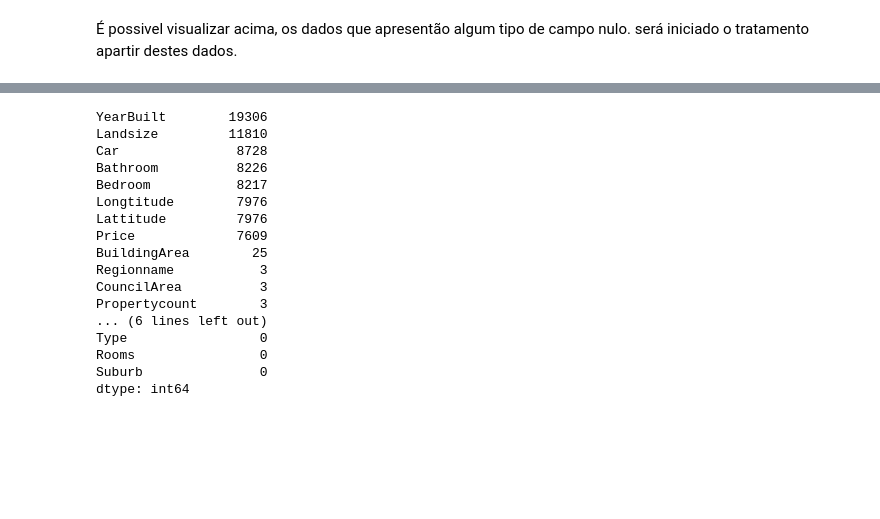
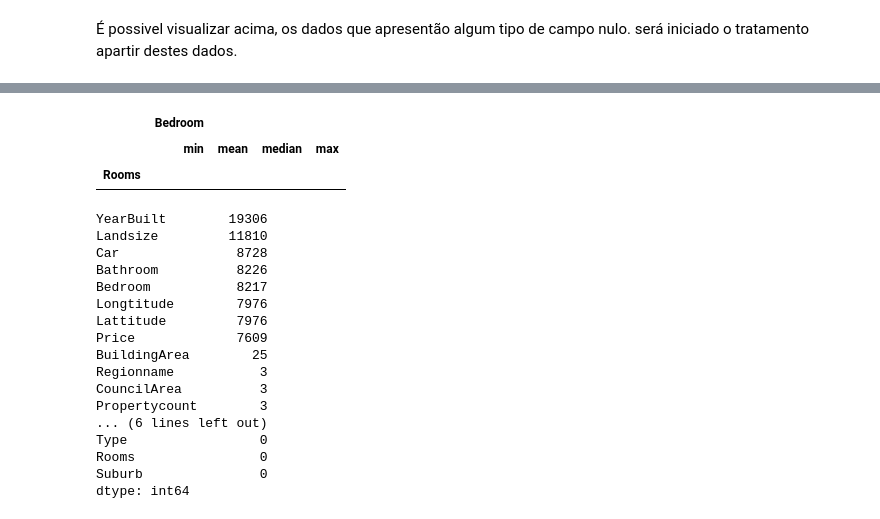
Before and after one commit to Riguini/Melbourne-Housing-Snapshot, a Jupyter notebook: Melbourne_Housing_Dataset.ipynb, the cells around one changed output, grey strips where cells are left out. Saved outputs shown, nothing was run; the diff lists cells and outputs as text; code cells hidden in the pictures; blank space fills up the shorter version.

```diff
--- a/Melbourne_Housing_Dataset.ipynb
+++ b/Melbourne_Housing_Dataset.ipynb
@@ -153,6 +228,12 @@ df.loc[df['Rooms'] == 4, 'BuildingArea'] = df.loc[df['Rooms'] == 4, 'BuildingAre
 df.loc[df['Rooms'] == 5, 'BuildingArea'] = df.loc[df['Rooms'] == 5, 'BuildingArea'].fillna(260)
 df.loc[df['Rooms'] == 6, 'BuildingArea'] = df.loc[df['Rooms'] == 6, 'BuildingArea'].fillna(295)
 df.loc[df['Rooms'] == 7, 'BuildingArea'] = df.loc[df['Rooms'] == 7, 'BuildingArea'].fillna(350)
+# %%
+df_limpo_temporario.groupby("Rooms").agg({"Bedroom":['min','mean', 'median','max']})
+# %% [output]
+|  | Bedroom |  |  |  |
+|  | min | mean | median | max |
+| Rooms |  |  |  |  |
 # %%
 #somente para consulta, apagar apos termino
 df.isnull().sum().sort_values(ascending=False)
```
Also changed, not shown: parts of 15 cells of this notebook.
